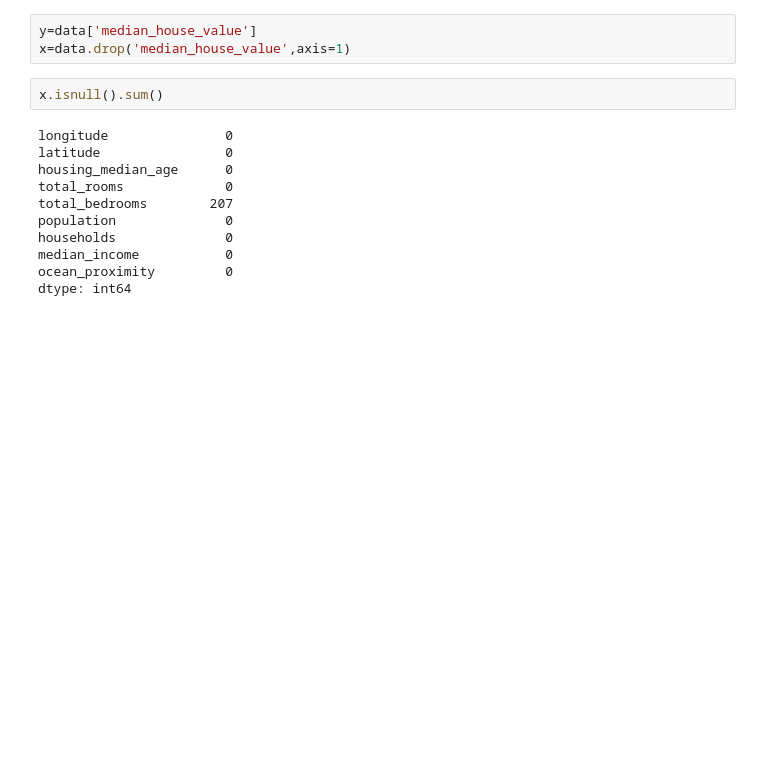
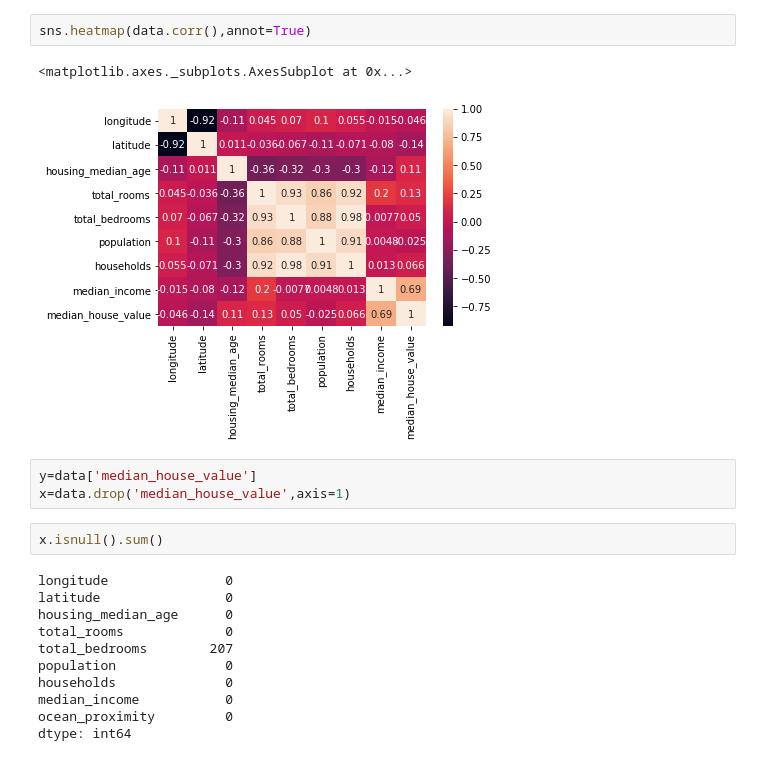
Before and after one commit to DevilsSnare/CaliforniaHousingPrices, a Jupyter notebook: housing.ipynb, the cells around one changed output. Cells and saved outputs as stored; diff of their text form; blank space fills up the shorter version.

```diff
--- a/housing.ipynb
+++ b/housing.ipynb
@@ -54,3 +56,8 @@ array([[<matplotlib.axes._subplots.AxesSubplot object at 0x...>,
+# %%
+sns.heatmap(data.corr(),annot=True)
+# %% [output]
+<matplotlib.axes._subplots.AxesSubplot at 0x...>
+[figure, added]
 # %%
 y=data['median_house_value']
 x=data.drop('median_house_value',axis=1)
```
Also changed, not shown: parts of 15 cells of this notebook.
